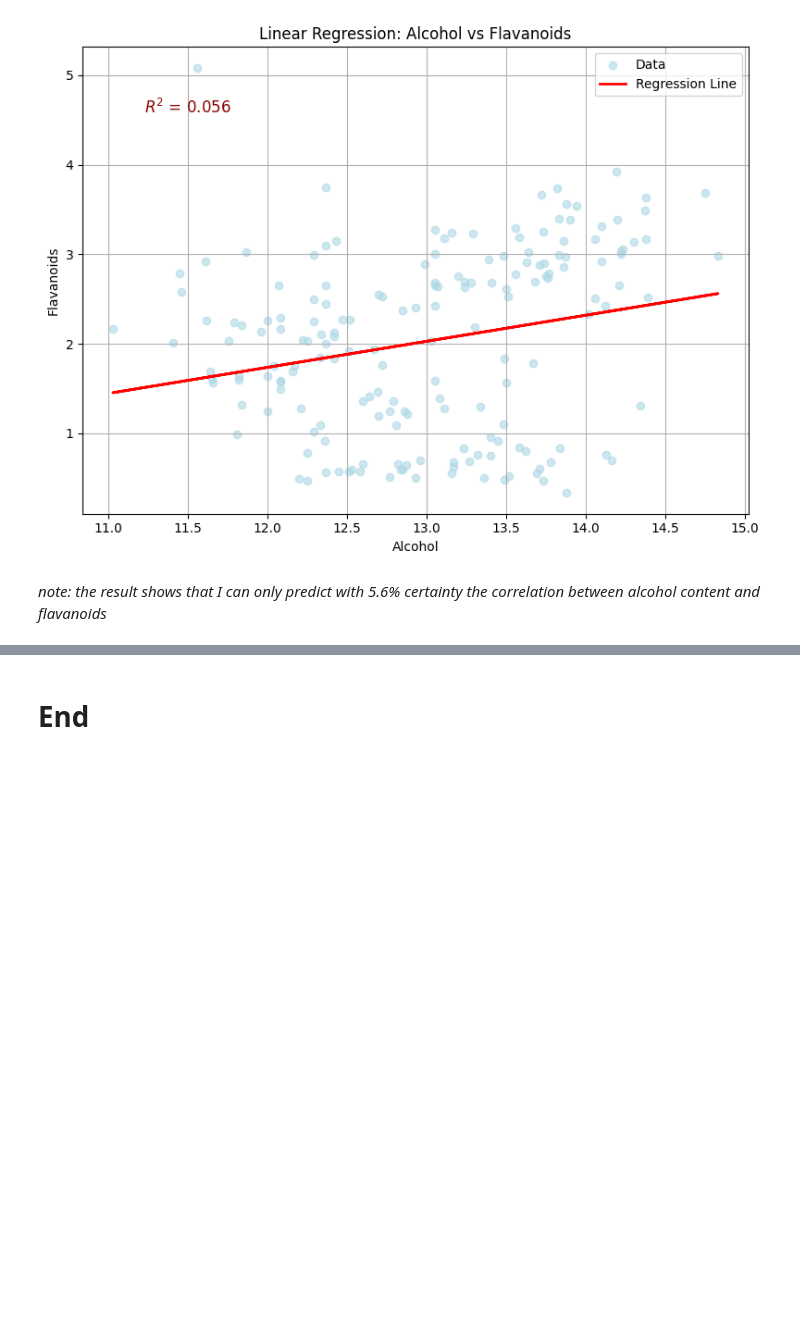
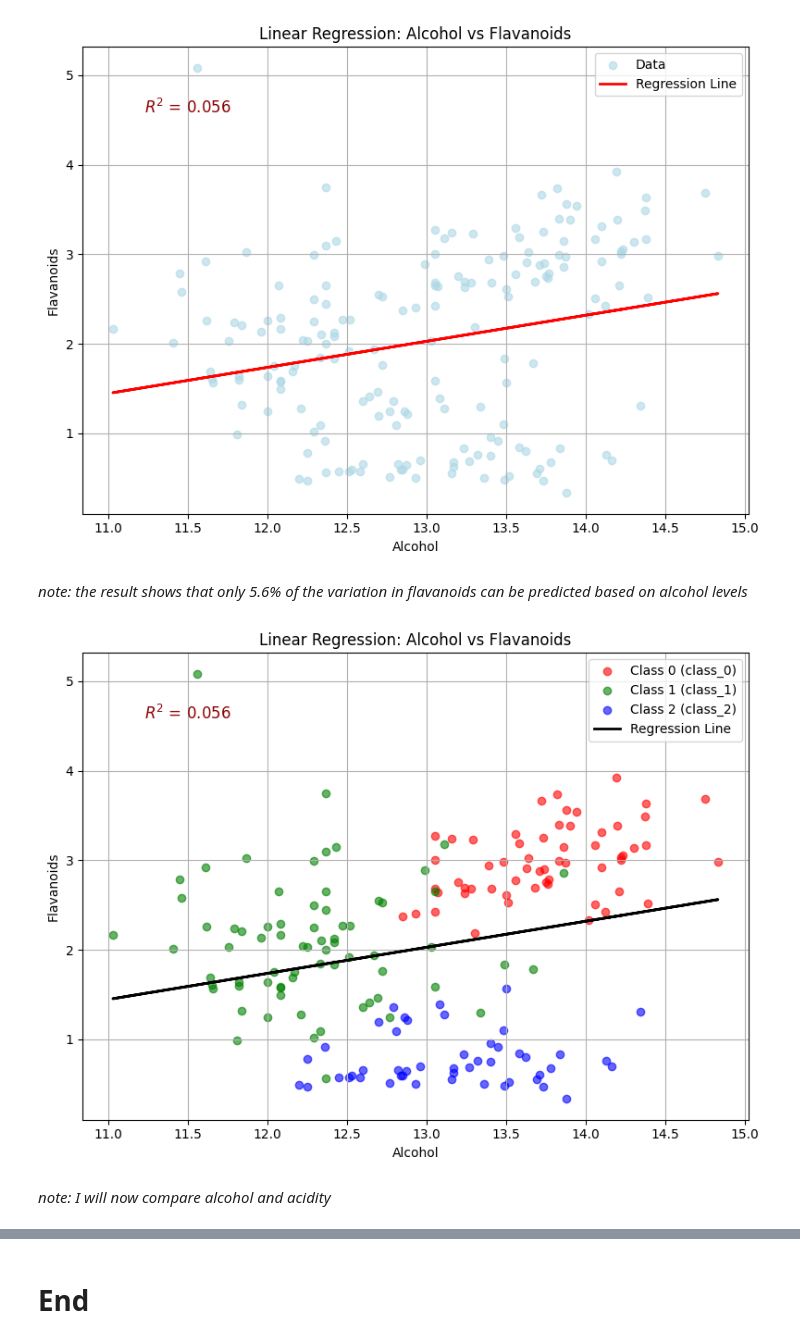
Before and after one commit to AnnaSikora29/principles_of_da, a Jupyter notebook: problems.ipynb, the cells around one changed output, grey strips where cells are left out. Saved outputs shown, nothing was run; the diff lists cells and outputs as text; code cells hidden in the pictures; blank space fills up the shorter version.

```diff
--- a/problems.ipynb
+++ b/problems.ipynb
@@ -696,4 +696,39 @@ plt.show()
 # %% [output]
 [figure]
 # %% [markdown]
-*note: the result shows that I can only predict with 5.6% certainty the correlation between alcohol content and flavanoids*
+*note: the result shows that only 5.6% of the variation in flavanoids can be predicted based on alcohol levels*
+# %%
+colors = ['red', 'green', 'blue']
+labels = list(wine.target_names)
+
+plt.figure(figsize=(8, 6))
+
+# Plot each class separately
+for class_value in df['target'].unique():
+    subset = df[df['target'] == class_value]
+    plt.scatter(subset['alcohol'], subset['flavanoids'],
+                color=colors[class_value],
+                alpha=0.6,
+                label=f'Class {class_value} ({labels[class_value]})')
+
+# Plot the regression line
+plt.plot(df['alcohol'], y_pred, color='black', linewidth=2, label='Regression Line')
+
+# Labels, title, legend, R²
+plt.xlabel('Alcohol')
+plt.ylabel('Flavanoids')
+plt.title('Linear Regression: Alcohol vs Flavanoids')
+plt.text(x=df['alcohol'].min() + 0.2,
+         y=df['flavanoids'].max() - 0.5,
+         s=f'$R^2$ = {r2:.3f}',
+         fontsize=12,
+         color='darkred')
+
+plt.grid(True)
+plt.legend()
+plt.tight_layout()
+plt.show()
+# %% [output]
+[figure, added]
+# %% [markdown]
+*note: I will now compare alcohol and acidity*
```
Also changed, not shown: parts of 6 cells of this notebook.
